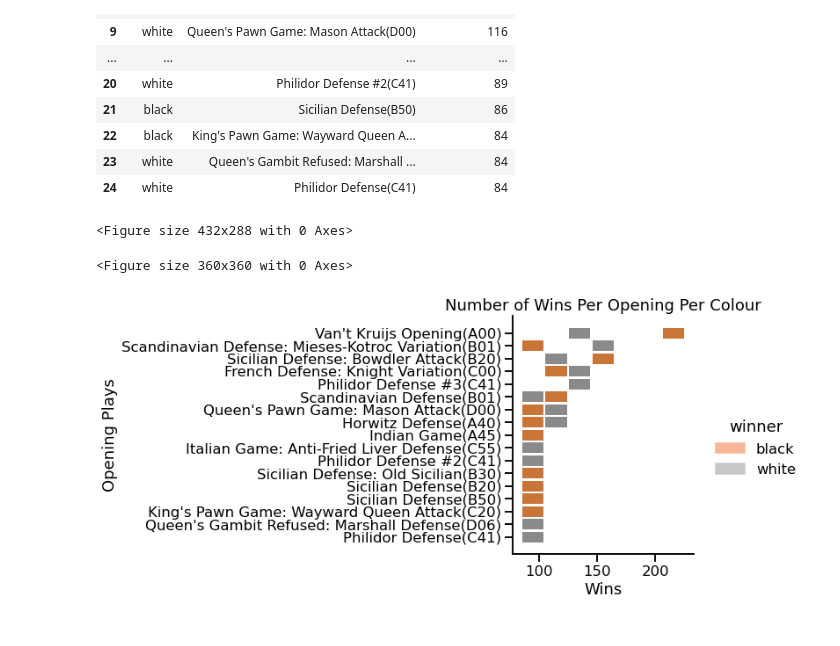
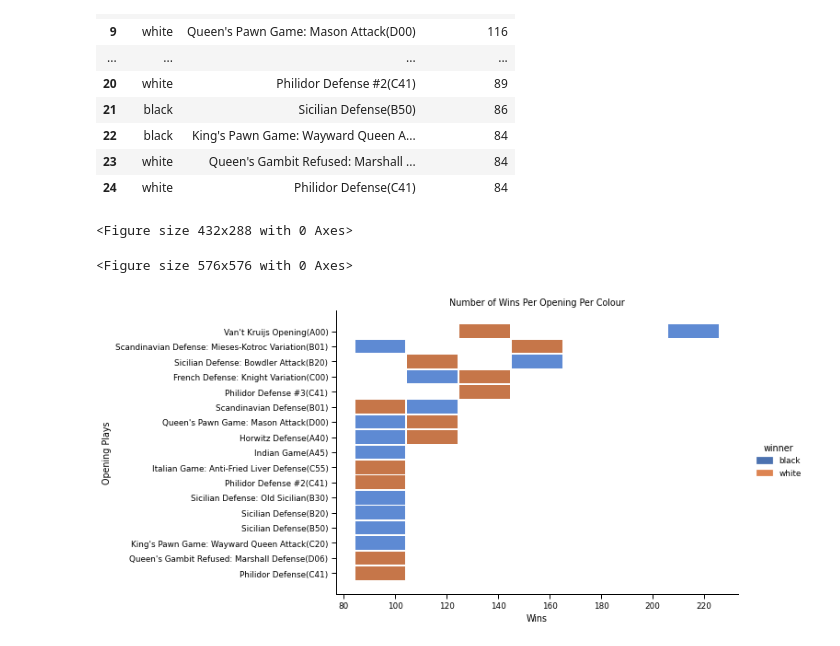
Before and after one commit to data301-2020-winter1/course-project-group_6025, a Jupyter notebook: analysis/Robiian1989/Milestone 2.ipynb, the cells around one changed output. Drawn from its saved outputs; the diff is of its cells as text; code cells hidden in the pictures.

```diff
--- a/analysis/Robiian1989/Milestone 2.ipynb
+++ b/analysis/Robiian1989/Milestone 2.ipynb
@@ -119,26 +117,26 @@ df_most_frequent
 # %%
 #sort most popular opening ECOs by colour
 
 df_high_frequencies=(df1.groupby('winner')['move_name_and_eco']
                      .value_counts()
                      .sort_values(ascending=False)
                      .head(25)
                      .to_frame()
 
                      )
 df_high_frequencies.columns = ['value_counts']
 df_most_frequent= df_high_frequencies.reset_index()
 
 #plotting number of wins per strategy per side
-sns.set_context('talk')
+sns.set_context('paper')
 sns.despine()
-plt.figure(figsize=(5,5))
-sns.displot(y='move_name_and_eco',x='value_counts',data=df_most_frequent,hue='winner',aspect=2,edgecolor='w',palette='RdGy')
+plt.figure(figsize=(8,8))
+sns.displot(y='move_name_and_eco',x='value_counts',data=df_most_frequent,hue='winner',aspect=2,edgecolor='w',palette='deep')
 plt.ylabel('Opening Plays')
 plt.xlabel('Wins')
 plt.title('Number of Wins Per Opening Per Colour')
 plt.savefig('wins_per_opening_per_colour')
 # %% [output]
 <Figure size 432x288 with 0 Axes>
-<Figure size 360x360 with 0 Axes>
+<Figure size 576x576 with 0 Axes>
-[figure, old version]
+[figure, new version]
```
Also changed, not shown: parts of 8 cells of this notebook, 4 other files.
